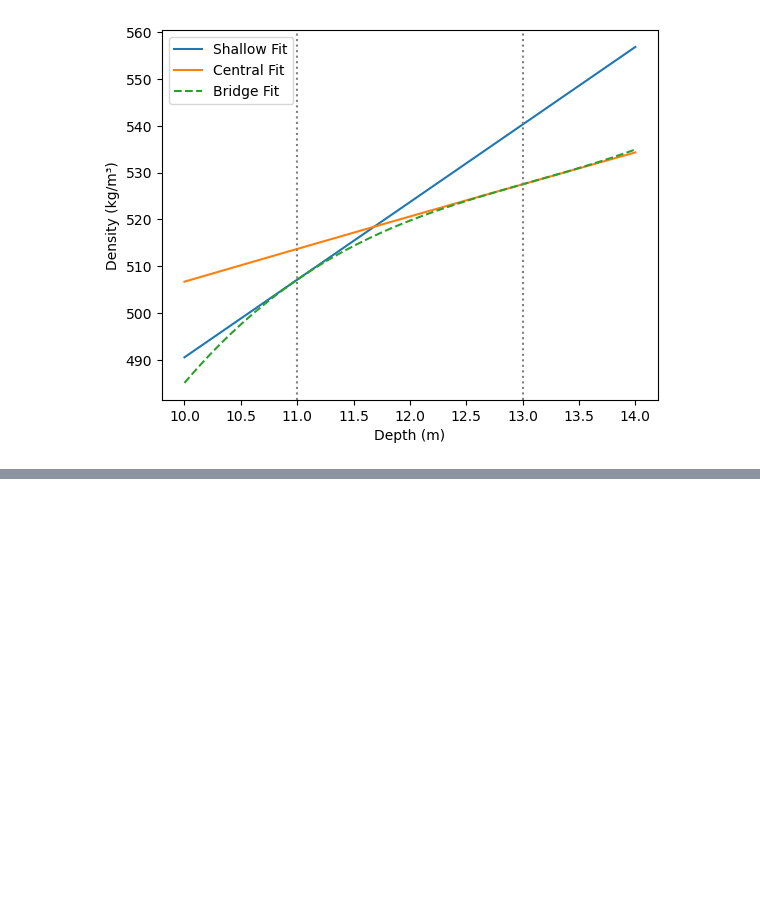
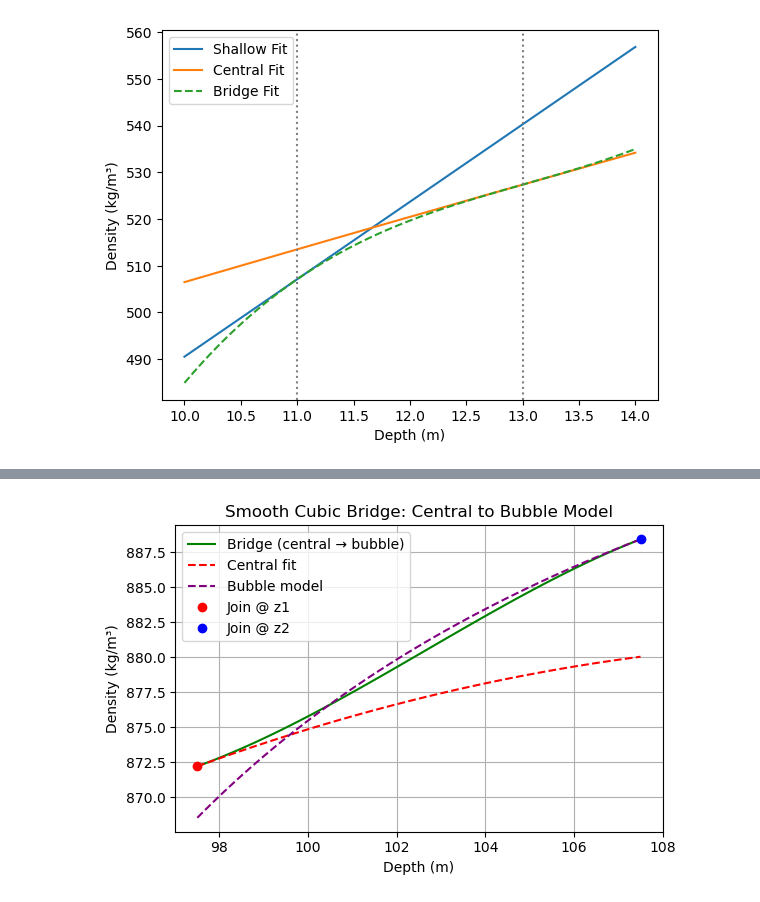
Before and after one commit to qmackay/BICC, a Jupyter notebook: Paleochrono BICC Work/Python Code/Crtitical/creating_ice_equiv_ngripdensity.ipynb, the cells around one changed output, grey strips where cells are left out. Cells and saved outputs as stored; diff of their text form; code cells hidden in the pictures; blank space fills up the shorter version.

```diff
--- a/Paleochrono BICC Work/Python Code/Crtitical/creating_ice_equiv_ngripdensity.ipynb
+++ b/Paleochrono BICC Work/Python Code/Crtitical/creating_ice_equiv_ngripdensity.ipynb
@@ -264,0 +279,57 @@ plt.show()
+# %%
+import numpy as np
+import matplotlib.pyplot as plt
+from numpy.linalg import solve
+from numpy import poly1d, polyder
+
+# --- Inputs ---
+# Your fitted central polynomial (poly1d)
+# Your bubble model parameters (k1, k2 from earlier)
+# Join depths
+z1 = bridge2_min  # end of central
+z2 = end_min  # start of bubble
+
+# --- Central fit ---
+y1 = rho_fit_central(z1)
+dy1 = polyder(rho_fit_central)(z1)
+
+# --- Bubble model ---
+def rho_fit_bubble(z):
+    return 921 - k1_fit / (z - k2_fit)
+
+def drho_fit_bubble(z):
+    return k1_fit / (z - k2_fit)**2
+
+y2 = rho_fit_bubble(z2)
+dy2 = drho_fit_bubble(z2)
+
+# --- Solve for cubic bridge coefficients ---
+A = np.array([
+    [z1**3, z1**2, z1, 1],
+    [z2**3, z2**2, z2, 1],
+    [3*z1**2, 2*z1, 1, 0],
+    [3*z2**2, 2*z2, 1, 0]
+])
+b = np.array([y1, y2, dy1, dy2])
+p_c2b = solve(A, b)
+rho_fit_c2b = poly1d(p_c2b)
+
+# --- Evaluate bridge and plot ---
+z_bridge = np.linspace(z1, z2, 100)
+
+plt.figure(figsize=(6, 4))
+plt.plot(z_bridge, rho_fit_c2b(z_bridge), color="green", label="Bridge (central → bubble)")
+plt.plot(z_bridge, rho_fit_central(z_bridge), '--', color="red", label="Central fit")
+plt.plot(z_bridge, rho_fit_bubble(z_bridge), '--', color="purple", label="Bubble model")
+plt.plot([z1], [y1], 'ro', label="Join @ z1")
+plt.plot([z2], [y2], 'bo', label="Join @ z2")
+
+plt.xlabel("Depth (m)")
+plt.ylabel("Density (kg/m³)")
+plt.title("Smooth Cubic Bridge: Central to Bubble Model")
+plt.grid(True)
+plt.legend()
+plt.tight_layout()
+plt.show()
+# %% [output]
+[figure, added]
```
Also changed, not shown: parts of 11 cells of this notebook, 16 other files.
